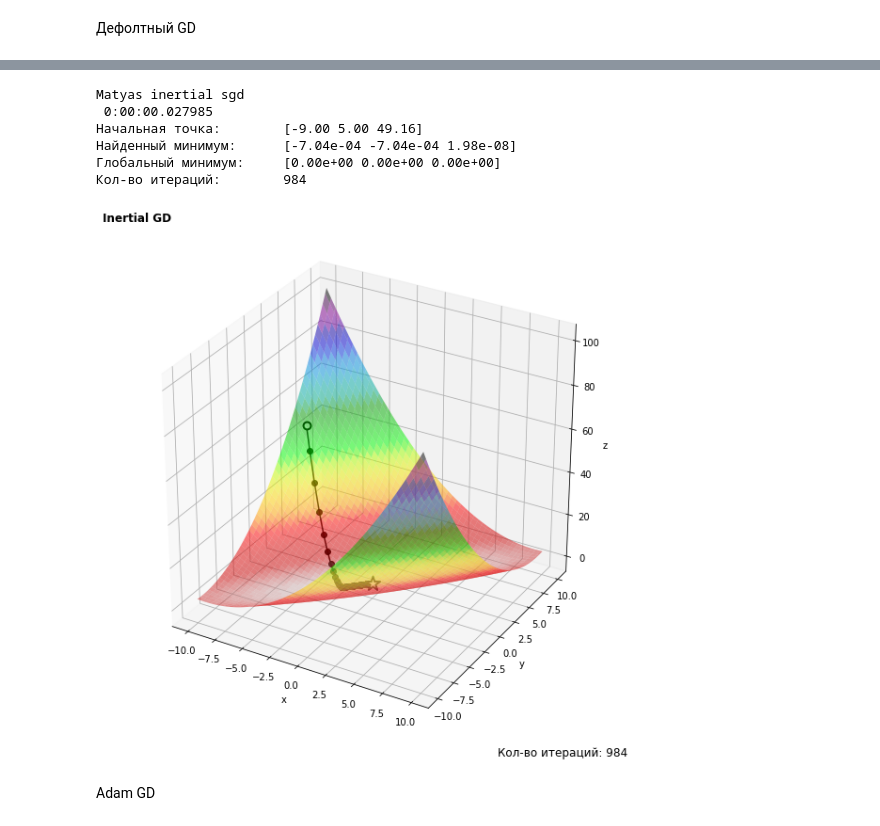
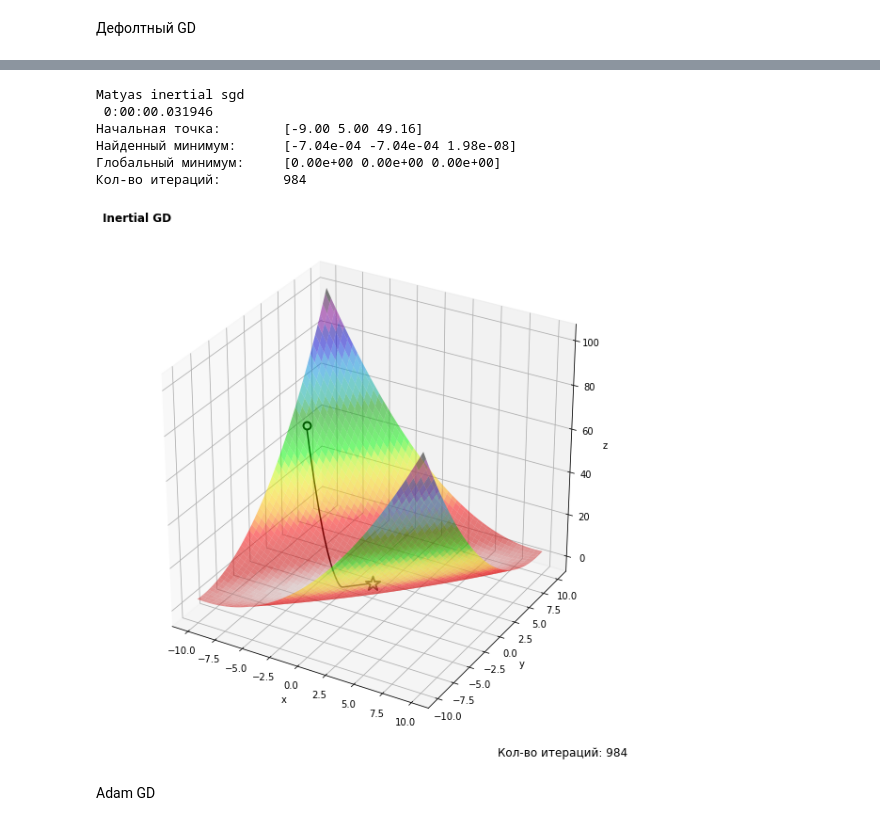
Before and after one commit to TheClockworkk/ML-Labs-Homeworks, a Jupyter notebook: lab1_sgd.ipynb, the cells around one changed output, grey strips where cells are left out. Saved outputs shown, nothing was run; the diff lists cells and outputs as text; code cells hidden in the pictures.

```diff
--- a/lab1_sgd.ipynb
+++ b/lab1_sgd.ipynb
@@ -56,13 +56,13 @@ class Matyas():
 # %% [markdown]
 Функция визуализации
 # %%
-def draw_result(func: callable, domain: np.array, glob_min: np.array, history: np.array, title: str) -> None:
+def draw_result(func: callable, bounds: np.array, glob_min: np.array, history: np.array, title: str) -> None:
 
     """Визуализация градиентного спуска
 
     Args:
         func (callable): функция искуственного ландшафта
-        domain (np.array): область определения функции
+        bounds (np.array): область определения функции
         glob_min (np.array): глобальный минимум функции
         history (np.array): история градиентного спуска
         title (str): содержание заголовка
@@ -71,14 +71,14 @@ def draw_result(func: callable, domain: np.array, glob_min: np.array, history: n
     fig = plt.figure(figsize = (10, 10))
     ax = plt.axes(projection = '3d')
 
-    x = np.linspace(domain[0, 0], domain[1, 0], 100)
-    y = np.linspace(domain[0, 1], domain[1, 1], 100)
+    x = np.linspace(bounds[0, 0], bounds[1, 0], 100)
+    y = np.linspace(bounds[0, 1], bounds[1, 1], 100)
 
     x_grid, y_grid = np.meshgrid(x, y)
     z_grid = func(np.array([x_grid, y_grid]))
 
     ax.plot_surface(x_grid, y_grid, z_grid, cmap = 'nipy_spectral_r', alpha=0.5)
-    ax.plot(history[:, 0], history[:, 1], history[:, 2], '-o', c='black', alpha = 0.9)
+    ax.plot(history[:, 0], history[:, 1], history[:, 2], '-', c='black', alpha = 1)
     ax.scatter3D(history[0, 0], history[0, 1], history[0, 2], s=250, c="white", lw=2, ec='black', marker = '.')
     ax.scatter3D(history[-1, 0], history[-1, 1], history[-1, 2], s=250, c="white", lw=2, ec='black', marker = '*')
 
@@ -164,10 +164,10 @@ Matyas default sgd
 # %%
-def inertial_GD(
+def momentum_GD(
     func: callable, grad: callable, start_params: np.ndarray, glob_min: np.ndarray,
     max_iter: int = 1000, lr: float = 0.1, delta: float = 0.001, beta: float = 0.5
     ) -> np.array:
 
-    """Инертный градиентный спуск
+    """Градиентный спуск с моментной модификацией
 
     Args:
         func (callable): функция искуственного ландшафта
@@ -217,17 +217,17 @@ Himmelblau inertial sgd
 # %%
 # Для Матьяса
 start_time = datetime.now()
-history = inertial_GD(Matyas.fuction, Matyas.gradient, np.array([-9,5]), Matyas.get_min(), max_iter = 1000, lr = 0.1)
+history = momentum_GD(Matyas.fuction, Matyas.gradient, np.array([-9,5]), Matyas.get_min(), max_iter = 1000, lr = 0.1)
 print("Matyas inertial sgd\n", datetime.now() - start_time)
 draw_result(Matyas.fuction, Matyas.get_bounds(), Matyas.get_min(), history, "Inertial GD")
 # %% [output]
 Matyas inertial sgd
- 0:00:00.027985
+ 0:00:00.031946
 Начальная точка:        [-9.00 5.00 49.16]
 Найденный минимум:      [-7.04e-04 -7.04e-04 1.98e-08]
 Глобальный минимум:     [0.00e+00 0.00e+00 0.00e+00]
 Кол-во итераций:        984
-[figure, old version]
+[figure, new version]
 # %% [markdown]
 Adam GD
 # %%
```
Also changed, not shown: parts of 7 cells of this notebook.
